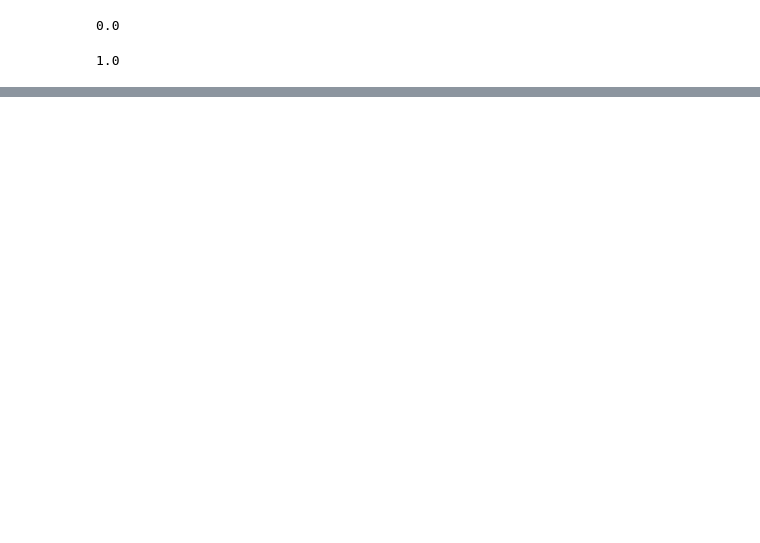
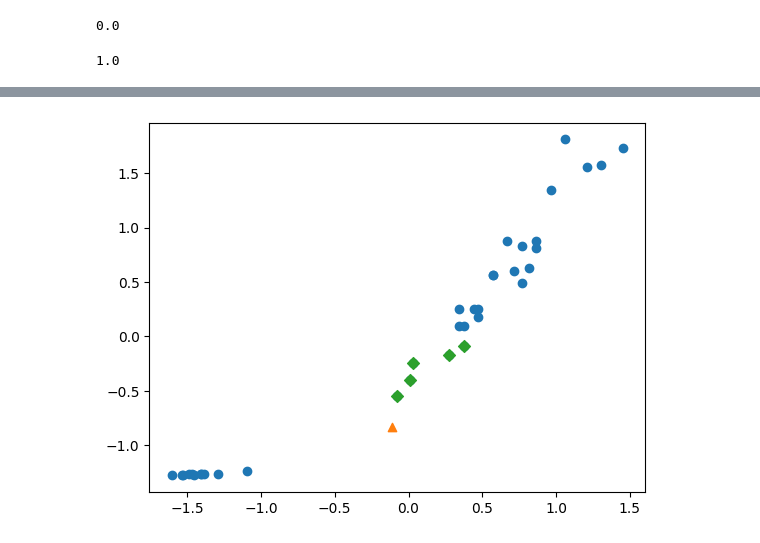
Before and after one commit to hayden-71/TIL, a Jupyter notebook: 머신러닝/01_knn_class.ipynb, the cells around one changed output, grey strips where cells are left out. Saved outputs shown, nothing was run; the diff lists cells and outputs as text; code cells hidden in the pictures; blank space fills up the shorter version.

```diff
--- a/머신러닝/01_knn_class.ipynb
+++ b/머신러닝/01_knn_class.ipynb
@@ -128,0 +171,8 @@ plt.show()
+# %%
+dist, indexes = kn.kneighbors([new])
+plt.scatter(scaled_X[:]['l'], scaled_X[:]['w'])
+plt.scatter(new[0], new[1], marker='^')
+plt.scatter(scaled_X.iloc[indexes[0]]['l'], scaled_X.iloc[indexes[0]]['w'], marker='D')
+plt.show()
+# %% [output]
+[figure, added]
```
Also changed, not shown: parts of 9 cells of this notebook, 3 other files.
